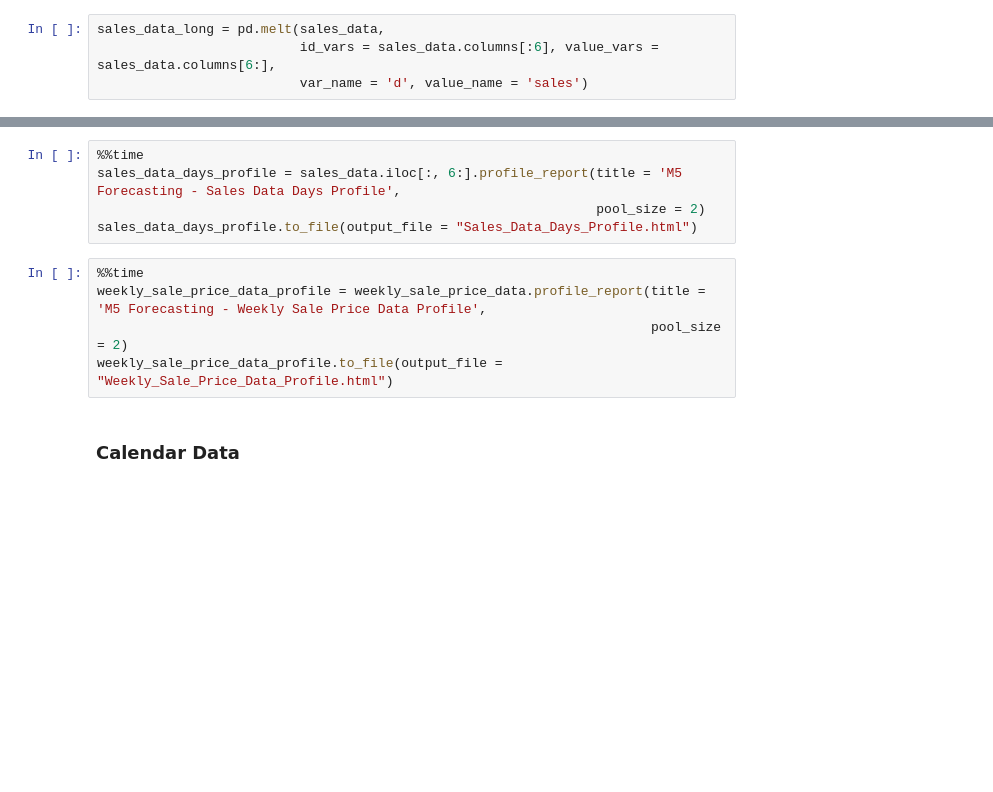
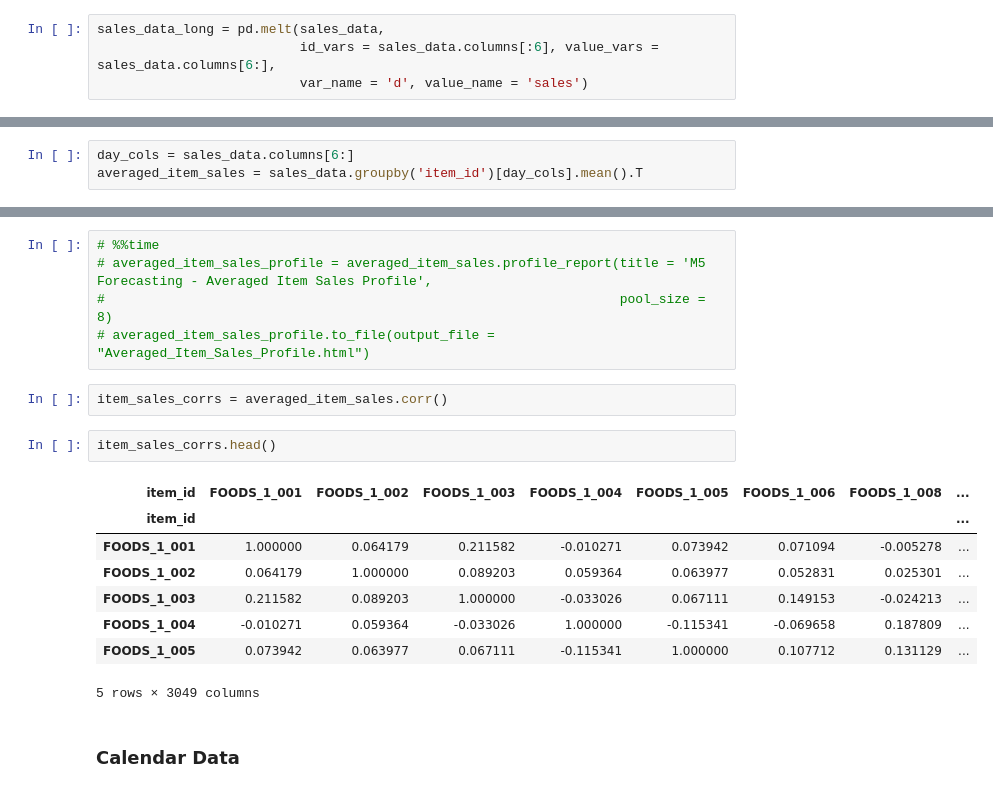
Before and after one commit to andrew-kipp/M5-Forecasting, a Jupyter notebook: EDA.ipynb, the cells around one changed output, grey strips where cells are left out. Saved outputs shown, nothing was run; the diff lists cells and outputs as text; blank space fills up the shorter version.

Commit message:
Updated EDA and dataset profiles

```diff
--- a/EDA.ipynb
+++ b/EDA.ipynb
@@ -42,0 +97,3 @@ sales_data_ids_profile.to_file(output_file = "Sales_Data_IDs_Profile.html")
+# %%
+day_cols = sales_data.columns[6:]
+averaged_item_sales = sales_data.groupby('item_id')[day_cols].mean().T
@@ -43,13 +110,21 @@ sales_data_ids_profile.to_file(output_file = "Sales_Data_IDs_Profile.html")
 # %%
-%%time
-sales_data_days_profile = sales_data.iloc[:, 6:].profile_report(title = 'M5 Forecasting - Sales Data Days Profile',
-                                                                pool_size = 2)
-sales_data_days_profile.to_file(output_file = "Sales_Data_Days_Profile.html")
+# %%time
+# averaged_item_sales_profile = averaged_item_sales.profile_report(title = 'M5 Forecasting - Averaged Item Sales Profile',
+#                                                                  pool_size = 8)
+# averaged_item_sales_profile.to_file(output_file = "Averaged_Item_Sales_Profile.html")
-# %%
-%%time
-weekly_sale_price_data_profile = weekly_sale_price_data.profile_report(title = 'M5 Forecasting - Weekly Sale Price Data Profile',
-                                                                       pool_size = 2)
-weekly_sale_price_data_profile.to_file(output_file = "Weekly_Sale_Price_Data_Profile.html")
+# %%
+item_sales_corrs = averaged_item_sales.corr()
+# %%
+item_sales_corrs.head()
+# %% [output]
+| item_id | FOODS_1_001 | FOODS_1_002 | FOODS_1_003 | FOODS_1_004 | FOODS_1_005 | FOODS_1_006 | FOODS_1_008 | ... |
+| item_id |  |  |  |  |  |  |  | ... |
+| FOODS_1_001 | 1.000000 | 0.064179 | 0.211582 | -0.010271 | 0.073942 | 0.071094 | -0.005278 | ... |
+| FOODS_1_002 | 0.064179 | 1.000000 | 0.089203 | 0.059364 | 0.063977 | 0.052831 | 0.025301 | ... |
+| FOODS_1_003 | 0.211582 | 0.089203 | 1.000000 | -0.033026 | 0.067111 | 0.149153 | -0.024213 | ... |
+| FOODS_1_004 | -0.010271 | 0.059364 | -0.033026 | 1.000000 | -0.115341 | -0.069658 | 0.187809 | ... |
+| FOODS_1_005 | 0.073942 | 0.063977 | 0.067111 | -0.115341 | 1.000000 | 0.107712 | 0.131129 | ... |
+5 rows × 3049 columns
 # %% [markdown]
 ### Calendar Data
 # %%
```
Also changed, not shown: parts of 20 cells of this notebook, 3 other files.
